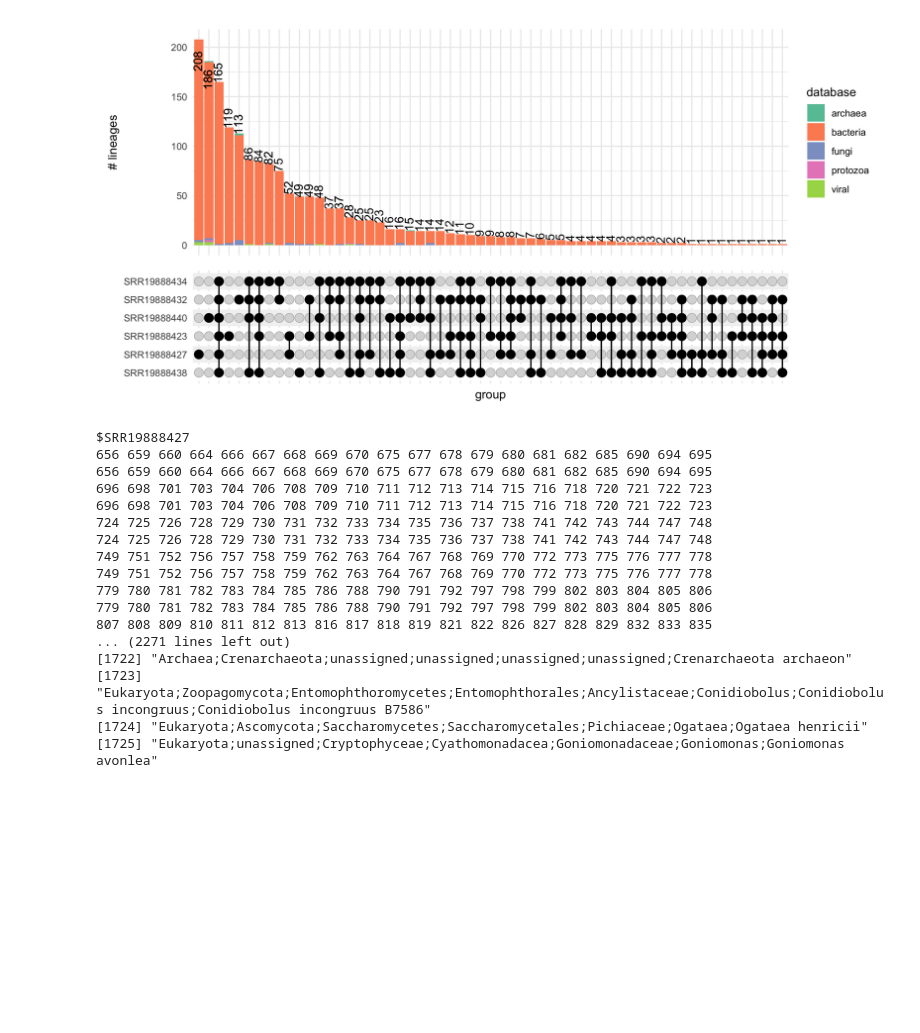
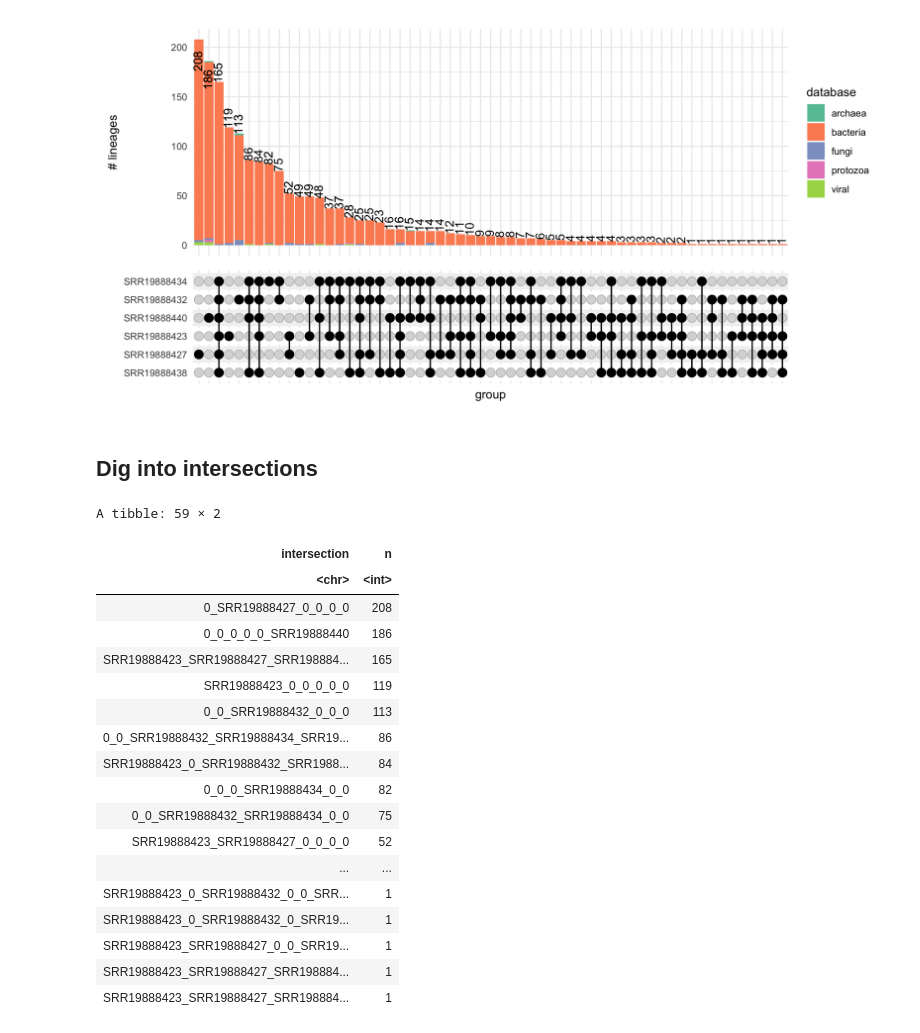
Before and after one commit to Arcadia-Science/2022-prjna853785-sourmash, a Jupyter notebook: notebooks/20220815-visualize-sourmash-taxonomy-results.ipynb, the cells around one changed output. Cells and saved outputs as stored; diff of their text form; code cells hidden in the pictures; blank space fills up the shorter version.

```diff
--- a/notebooks/20220815-visualize-sourmash-taxonomy-results.ipynb
+++ b/notebooks/20220815-visualize-sourmash-taxonomy-results.ipynb
@@ -269,23 +249,49 @@ upset(upset_df, intersect = names(sourmash_taxonomy_list), set_sizes = F,
      )
 # %% [output]
 [figure]
-# %%
-upset_overlap_groups(sourmash_taxonomy_upset_list)
-# %% [output]
-$SRR19888427
-656 659 660 664 666 667 668 669 670 675 677 678 679 680 681 682 685 690 694 695
-656 659 660 664 666 667 668 669 670 675 677 678 679 680 681 682 685 690 694 695
-696 698 701 703 704 706 708 709 710 711 712 713 714 715 716 718 720 721 722 723
-696 698 701 703 704 706 708 709 710 711 712 713 714 715 716 718 720 721 722 723
-724 725 726 728 729 730 731 732 733 734 735 736 737 738 741 742 743 744 747 748
-724 725 726 728 729 730 731 732 733 734 735 736 737 738 741 742 743 744 747 748
-749 751 752 756 757 758 759 762 763 764 767 768 769 770 772 773 775 776 777 778
-749 751 752 756 757 758 759 762 763 764 767 768 769 770 772 773 775 776 777 778
-779 780 781 782 783 784 785 786 788 790 791 792 797 798 799 802 803 804 805 806
-779 780 781 782 783 784 785 786 788 790 791 792 797 798 799 802 803 804 805 806
-807 808 809 810 811 812 813 816 817 818 819 821 822 826 827 828 829 832 833 835
-... (2271 lines left out)
-[1722] "Archaea;Crenarchaeota;unassigned;unassigned;unassigned;unassigned;Crenarchaeota archaeon"
-[1723] "Eukaryota;Zoopagomycota;Entomophthoromycetes;Entomophthorales;Ancylistaceae;Conidiobolus;Conidiobolus incongruus;Conidiobolus incongruus B7586"
-[1724] "Eukaryota;Ascomycota;Saccharomycetes;Saccharomycetales;Pichiaceae;Ogataea;Ogataea henricii"
-[1725] "Eukaryota;unassigned;Cryptophyceae;Cyathomonadacea;Goniomonadaceae;Goniomonas;Goniomonas avonlea"
+# %% [markdown]
+## Dig into intersections
+# %%
+# remove the database column so it doesn't get in the way
+df_intersection <- upset_df %>%
+  select(-database)
+
+# replace 1s with names of column.
+# the [-1] notation subtracts the first column (lineage) from the operation,
+# only applying it to the presence/absence columns from the samples
+df_intersection[-1] <- lapply(seq_along(df_intersection)[-1],
+                              function(x) ifelse(df_intersection[[x]] == 1,
+                                                 names(df_intersection)[x],
+                                                 df_intersection[[x]]))
+
+# create a new column in the dataframe named "intersection" that records the the groups of samples that share a given lineage
+df_intersection <- df_intersection %>%
+  unite(col = "intersection", -c("lineage"), sep = "_")
+# %%
+# print a data frame showing intersections and the number of shared lineages
+df_intersection_summarized <- df_intersection %>%
+  group_by(intersection) %>%
+  summarise(n = n()) %>%
+  arrange(desc(n))
+
+df_intersection_summarized
+# %% [output]
+A tibble: 59 × 2
+| intersection | n |
+| <chr> | <int> |
+| 0_SRR19888427_0_0_0_0 | 208 |
+| 0_0_0_0_0_SRR19888440 | 186 |
+| SRR19888423_SRR19888427_SRR198884... | 165 |
+| SRR19888423_0_0_0_0_0 | 119 |
+| 0_0_SRR19888432_0_0_0 | 113 |
+| 0_0_SRR19888432_SRR19888434_SRR19... | 86 |
+| SRR19888423_0_SRR19888432_SRR1988... | 84 |
+| 0_0_0_SRR19888434_0_0 | 82 |
+| 0_0_SRR19888432_SRR19888434_0_0 | 75 |
+| SRR19888423_SRR19888427_0_0_0_0 | 52 |
+| ... | ... |
+| SRR19888423_0_SRR19888432_0_0_SRR... | 1 |
+| SRR19888423_0_SRR19888432_0_SRR19... | 1 |
+| SRR19888423_SRR19888427_0_0_SRR19... | 1 |
+| SRR19888423_SRR19888427_SRR198884... | 1 |
+| SRR19888423_SRR19888427_SRR198884... | 1 |
```
Also changed, not shown: parts of 10 cells of this notebook.
